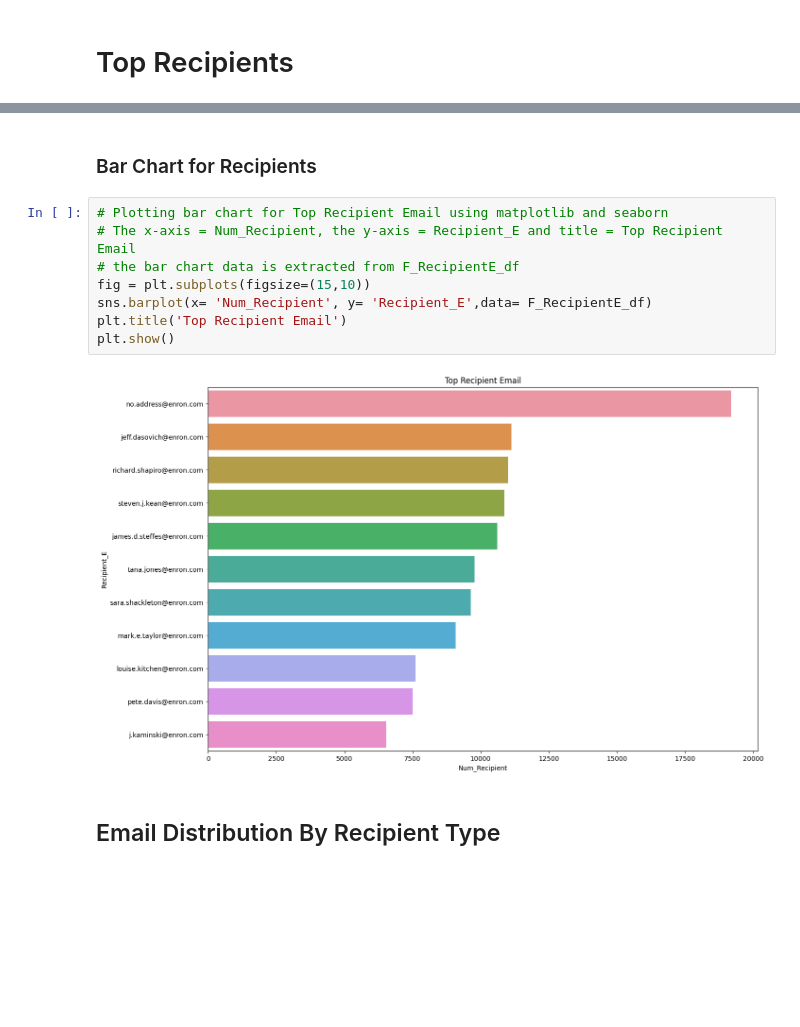
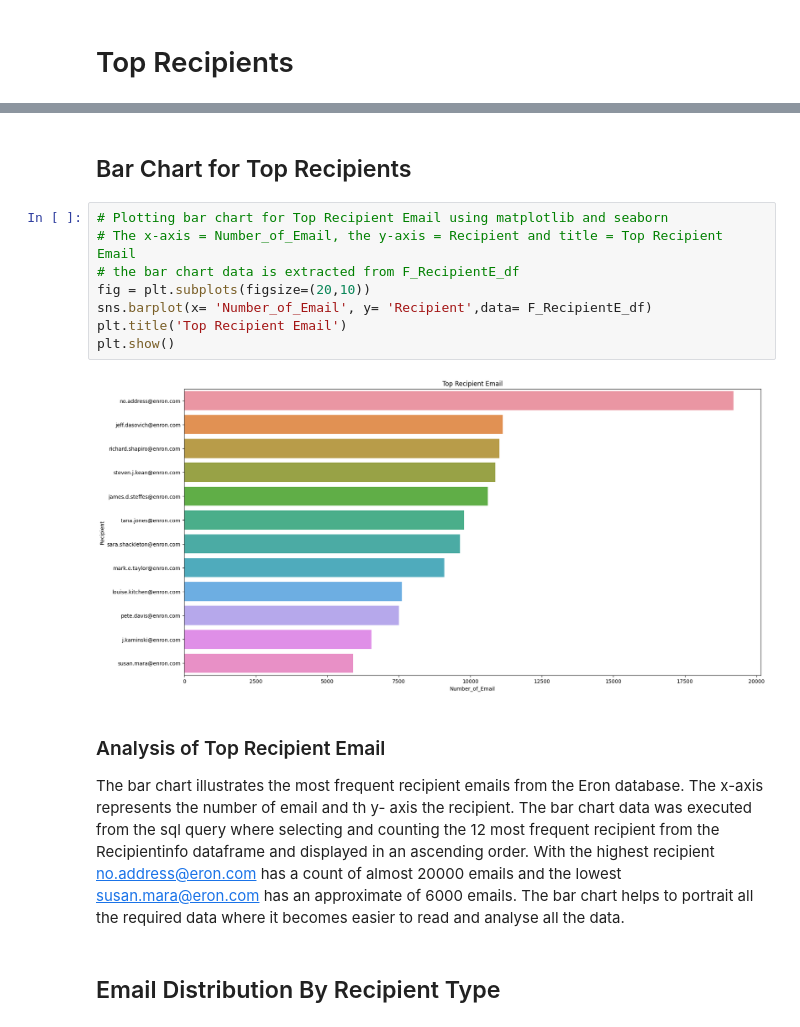
Before and after one commit to Sovarna/Phyton-Assignement, a Jupyter notebook: Phyton_2nd_Assignment.ipynb, the cells around one changed output, grey strips where cells are left out. Cells and saved outputs as stored; diff of their text form; blank space fills up the shorter version.

```diff
--- a/Phyton_2nd_Assignment.ipynb
+++ b/Phyton_2nd_Assignment.ipynb
@@ -512,15 +516,18 @@ F_RecipientE_df
 # %% [markdown]
-### Bar Chart for Recipients
+## Bar Chart for Top Recipients
 # %%
 # Plotting bar chart for Top Recipient Email using matplotlib and seaborn
-# The x-axis = Num_Recipient, the y-axis = Recipient_E and title = Top Recipient Email
+# The x-axis = Number_of_Email, the y-axis = Recipient and title = Top Recipient Email
 # the bar chart data is extracted from F_RecipientE_df
-fig = plt.subplots(figsize=(15,10))
-sns.barplot(x= 'Num_Recipient', y= 'Recipient_E',data= F_RecipientE_df)
+fig = plt.subplots(figsize=(20,10))
+sns.barplot(x= 'Number_of_Email', y= 'Recipient',data= F_RecipientE_df)
 plt.title('Top Recipient Email')
 plt.show()
 # %% [output]
-[figure, old version]
+[figure, new version]
+# %% [markdown]
+### Analysis of Top Recipient Email
+The bar chart illustrates the most frequent recipient emails from the Eron database. The x-axis represents the number of email and th y- axis the recipient. The bar chart data was executed from the sql query where selecting and counting the 12 most frequent recipient from the Recipientinfo dataframe and displayed in an ascending order. With the highest recipient no.address@eron.com has a count of almost 20000 emails and the lowest susan.mara@eron.com has an approximate of 6000 emails. The bar chart helps to portrait all the required data where it becomes easier to read and analyse all the data.
 # %% [markdown]
 ## Email Distribution By Recipient Type
 # %%
```
Also changed, not shown: parts of 17 cells of this notebook.
